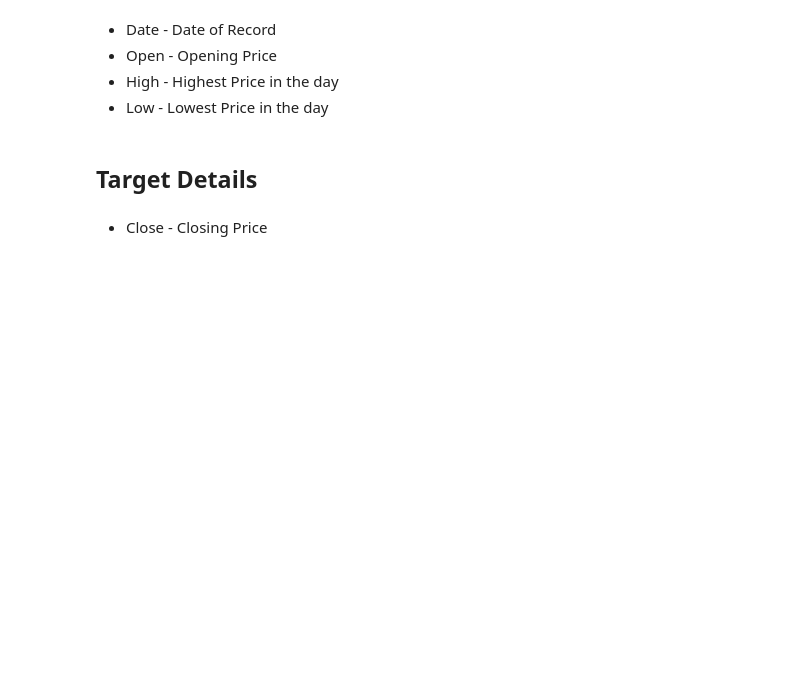
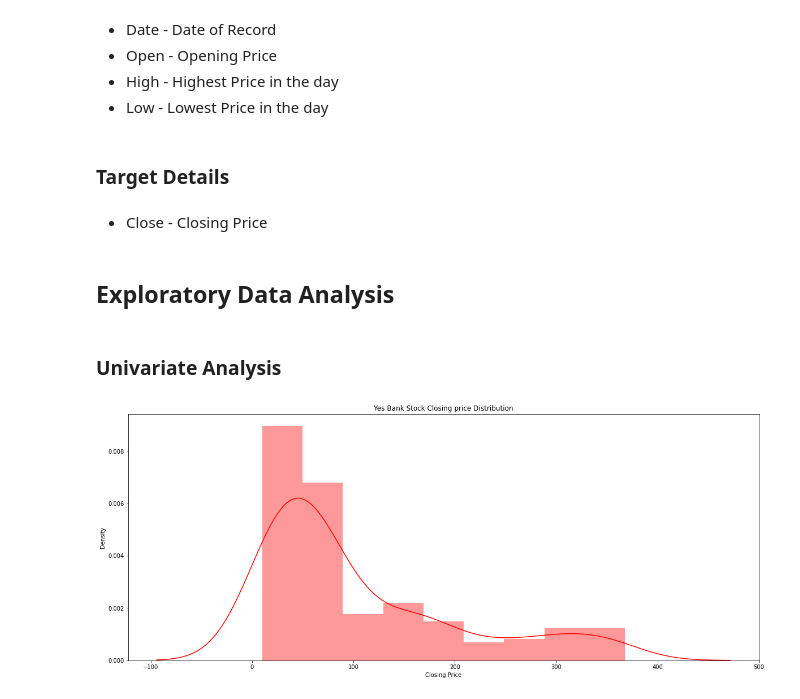
Before and after one commit to Shyam-S-Mishra/Shyam-S-Mishra-Supervised_ML_Capstone_Project_Regression, a Jupyter notebook: Shyam_Shubham_Mishra_Supervised_ML_Capstone_Project_Regression.ipynb, the cells around one changed output. Drawn from its saved outputs; the diff is of its cells as text; code cells hidden in the pictures; blank space fills up the shorter version.

```diff
--- a/Shyam_Shubham_Mishra_Supervised_ML_Capstone_Project_Regression.ipynb
+++ b/Shyam_Shubham_Mishra_Supervised_ML_Capstone_Project_Regression.ipynb
@@ -165,6 +165,27 @@ dtype: int64
 * Low - Lowest Price in the day
 # %% [markdown]
 >
-## Target Details
+### Target Details
 # %% [markdown]
 * Close - Closing Price
+# %% [markdown]
+>
+## Exploratory Data Analysis
+# %% [markdown]
+>
+### Univariate Analysis
+# %%
+# Changing the data type of date column i.e string to datetime
+
+from datetime import datetime
+dataset['Date'] = dataset['Date'].apply(lambda x: datetime.strptime(x, "%b-%y"))
+# %%
+# Dependent variable = 'Close'
+
+plt.figure(figsize=(20,8))
+sns.distplot(dataset['Close'],color="red")
+plt.title('Yes Bank Stock Closing price Distribution')
+plt.xlabel('Closing Price')
+plt.show()
+# %% [output]
+[figure, added]
```
Also changed, not shown: parts of 10 cells of this notebook.
